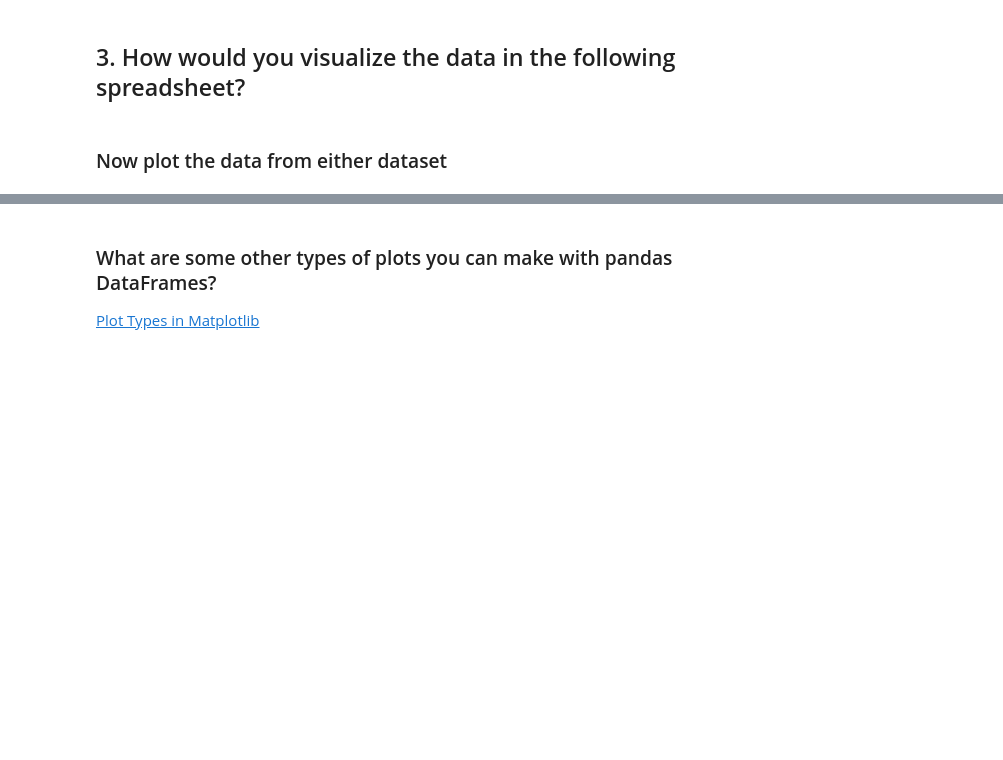
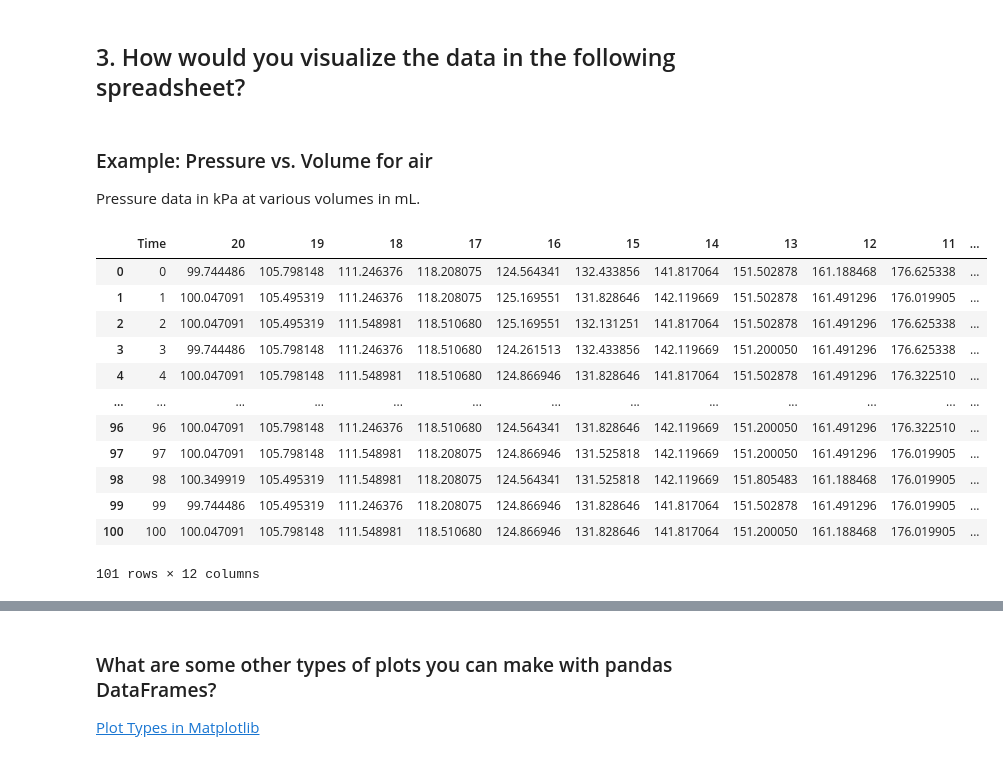
Before and after one commit to pmpatel-udallas/BCCE2024, a Jupyter notebook: BCCE_2024_Workshop.ipynb, the cells around one changed output, grey strips where cells are left out. Cells and saved outputs as stored; diff of their text form; code cells hidden in the pictures; blank space fills up the shorter version.

Commit message:
Updated to sample data in the Data folder

```diff
--- a/BCCE_2024_Workshop.ipynb
+++ b/BCCE_2024_Workshop.ipynb
@@ -313,2 +492,21 @@ pd.read_excel('data2.xlsx')
-# %% [markdown]
-### Now plot the data from either dataset
+# %% [markdown]
+### Example: Pressure vs. Volume for air
+
+Pressure data in kPa at various volumes in mL.
+# %%
+gases=pd.read_excel('BCCE2024/Data/Gases.xlsx',sheet_name='P vs V')
+gases
+# %% [output]
+|  | Time | 20 | 19 | 18 | 17 | 16 | 15 | 14 | 13 | 12 | 11 | ... |
+| 0 | 0 | 99.744486 | 105.798148 | 111.246376 | 118.208075 | 124.564341 | 132.433856 | 141.817064 | 151.502878 | 161.188468 | 176.625338 | ... |
+| 1 | 1 | 100.047091 | 105.495319 | 111.246376 | 118.208075 | 125.169551 | 131.828646 | 142.119669 | 151.502878 | 161.491296 | 176.019905 | ... |
+| 2 | 2 | 100.047091 | 105.495319 | 111.548981 | 118.510680 | 125.169551 | 132.131251 | 141.817064 | 151.502878 | 161.491296 | 176.625338 | ... |
+| 3 | 3 | 99.744486 | 105.798148 | 111.246376 | 118.510680 | 124.261513 | 132.433856 | 142.119669 | 151.200050 | 161.491296 | 176.625338 | ... |
+| 4 | 4 | 100.047091 | 105.798148 | 111.548981 | 118.510680 | 124.866946 | 131.828646 | 141.817064 | 151.502878 | 161.491296 | 176.322510 | ... |
+| ... | ... | ... | ... | ... | ... | ... | ... | ... | ... | ... | ... | ... |
+| 96 | 96 | 100.047091 | 105.798148 | 111.246376 | 118.510680 | 124.564341 | 131.828646 | 142.119669 | 151.200050 | 161.491296 | 176.322510 | ... |
+| 97 | 97 | 100.047091 | 105.798148 | 111.548981 | 118.208075 | 124.866946 | 131.525818 | 142.119669 | 151.200050 | 161.491296 | 176.019905 | ... |
+| 98 | 98 | 100.349919 | 105.495319 | 111.548981 | 118.208075 | 124.564341 | 131.525818 | 142.119669 | 151.805483 | 161.188468 | 176.019905 | ... |
+| 99 | 99 | 99.744486 | 105.495319 | 111.246376 | 118.208075 | 124.866946 | 131.828646 | 141.817064 | 151.502878 | 161.491296 | 176.019905 | ... |
+| 100 | 100 | 100.047091 | 105.798148 | 111.548981 | 118.510680 | 124.866946 | 131.828646 | 141.817064 | 151.200050 | 161.188468 | 176.019905 | ... |
+101 rows × 12 columns
```
Also changed, not shown: parts of 24 cells of this notebook.
